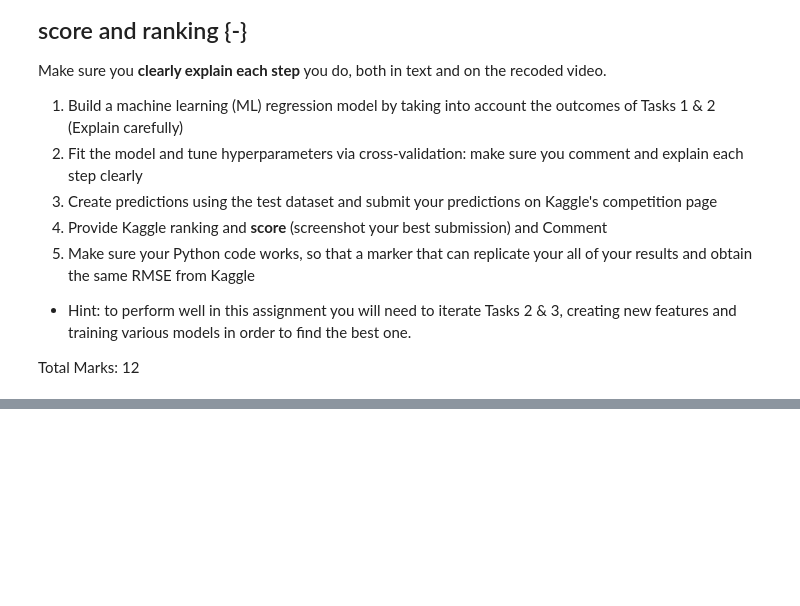
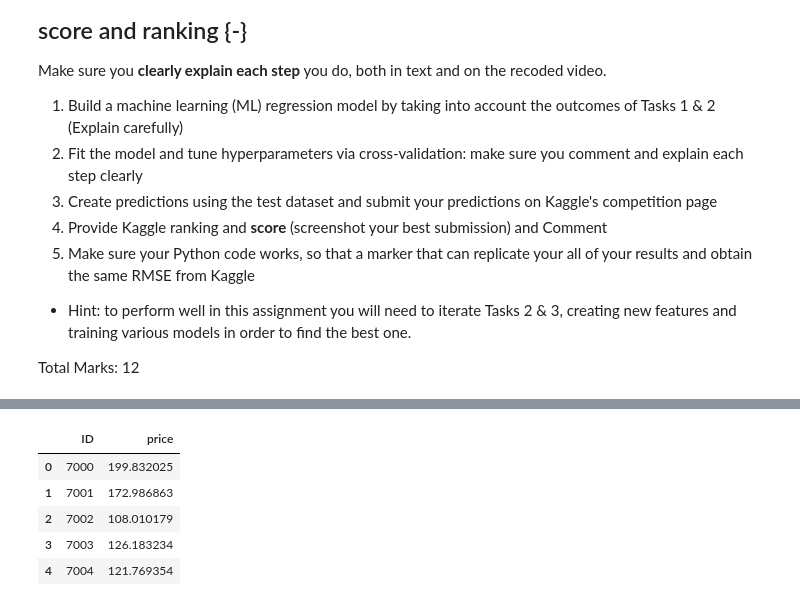
Before and after one commit to busa-8001-mq/assignment, a Jupyter notebook: BUSA8001_superhosts_John.ipynb, the cells around one changed output, grey strips where cells are left out. Drawn from its saved outputs; the diff is of its cells as text; code cells hidden in the pictures; blank space fills up the shorter version.

```diff
--- a/BUSA8001_superhosts_John.ipynb
+++ b/BUSA8001_superhosts_John.ipynb
@@ -991,50 +964,77 @@ df_test = df6[7000:]
 columns_to_drop = [
 'name','description','neighborhood_overview','host_name','host_location','host_about',
 'host_neighbourhood','neighbourhood','amenities','first_review','last_review',
-
-
 'price'
 ,'log_price'
 
 
+#,'property_type_Private room in home'
+#,'availability_30'
+#,'calculated_host_listings_count_entire_homes'
+#,'calculated_host_listings_count_shared_rooms'
+
+
+
+
+#,'maximum_nights_avg_ntm'
+#,'instant_bookable_t'
+#,'maximum_maximum_nights'
+#,'number_of_reviews_l30d'
+#,'minimum_minimum_nights'
+
+,'review_scores_location'
+,'calculated_host_listings_count'
+
+,'property_type_Entire home'
+,'maximum_minimum_nights'
+,'smoke_alarm'
+,'review_scores_rating'
+,'property_type_other'
+,'minimum_nights'
+,'availability_365'
+,'number_of_reviews_ltm'
+,'availability_60'
+,'source_previous scrape'
+,'review_scores_communication'
+,'review_scores_value'
+,'review_scores_cleanliness'
+,'availability_90'
+,'neighbourhood_cleansed_Port Phillip'
+,'reviews_per_month'
+,'longitude'
+,'minimum_maximum_nights'
+,'host_acceptance_rate'
+,'neighbourhood_cleansed_Yarra Ranges'
 ,'minimum_nights_avg_ntm'
-,'availability_365'
-,'maximum_maximum_nights'
+,'maximum_nights'
+,'email'
+,'amenity_count'
 ,'host_response_rate'
-,'longitude'
-,'availability_90'
+,'review_scores_accuracy'
+,'number_of_reviews'
 ,'host_listings_count'
-,'minimum_nights'
-,'availability_60'
-,'number_of_reviews_ltm'
-,'amenity_count'
-,'number_of_reviews'
-,'reviews_per_month'
+,'review_scores_checkin'
+,'neighbourhood_cleansed_Yarra'
+,'neighbourhood_cleansed_Stonnington'
 ,'beds'
-,'maximum_nights'
-,'review_scores_cleanliness'
-,'host_acceptance_rate'
+,'property_type_Entire rental unit'
+,'work_email'
+,'latitude'
 ,'hangers'
+,'host_since'
+,'host_is_superhost_t'
+,'kitchen'
 ,'wifi'
-,'latitude'
-,'work_email'
-,'source_previous scrape'
-,'kitchen'
-,'maximum_nights_avg_ntm'
-,'review_scores_accuracy'
-,'review_scores_checkin'
-,'host_is_superhost_t'
-,'review_scores_communication'
-,'essentials'
-,'host_since'
+,'property_type_Private room in rental unit'
 ,'host_response_time'
 ,'host_has_profile_pic_t'
+,'essentials'
+,'host_identity_verified_t'
 ,'phone'
-#,'has_availability_t'
+,'has_availability_t'
 
 
 ]
-
 y_train = df_train['log_price'].values
 
 X_train = df_train.drop(columns=columns_to_drop).values
@@ -1085,6 +1085,7 @@ y_pred = pipe.predict(X_test)
 y_pred_dollar = np.round(np.exp(y_pred))
 
 test_id = np.arange(7000, 10000, 1)
-pred = pd.DataFrame({"ID":test_id, "price":y_pred_dollar})
-pred.to_csv("pricepredictions.csv", index=False, header=True)
+pred = pd.DataFrame({"ID":test_id, "price":np.exp(y_pred)})
+pred.to_csv("pricepredictions3.csv", index=False, header=True)
 pred.head(5)
+# %% [output]
@@ -1091,3 +1093,9 @@ pred.head(5)
+|  | ID | price |
+| 0 | 7000 | 199.832025 |
+| 1 | 7001 | 172.986863 |
+| 2 | 7002 | 108.010179 |
+| 3 | 7003 | 126.183234 |
+| 4 | 7004 | 121.769354 |
 # %%
 # GradientBoostingRegressor
 from sklearn.linear_model import Lasso
```
Also changed, not shown: parts of 7 cells of this notebook.
